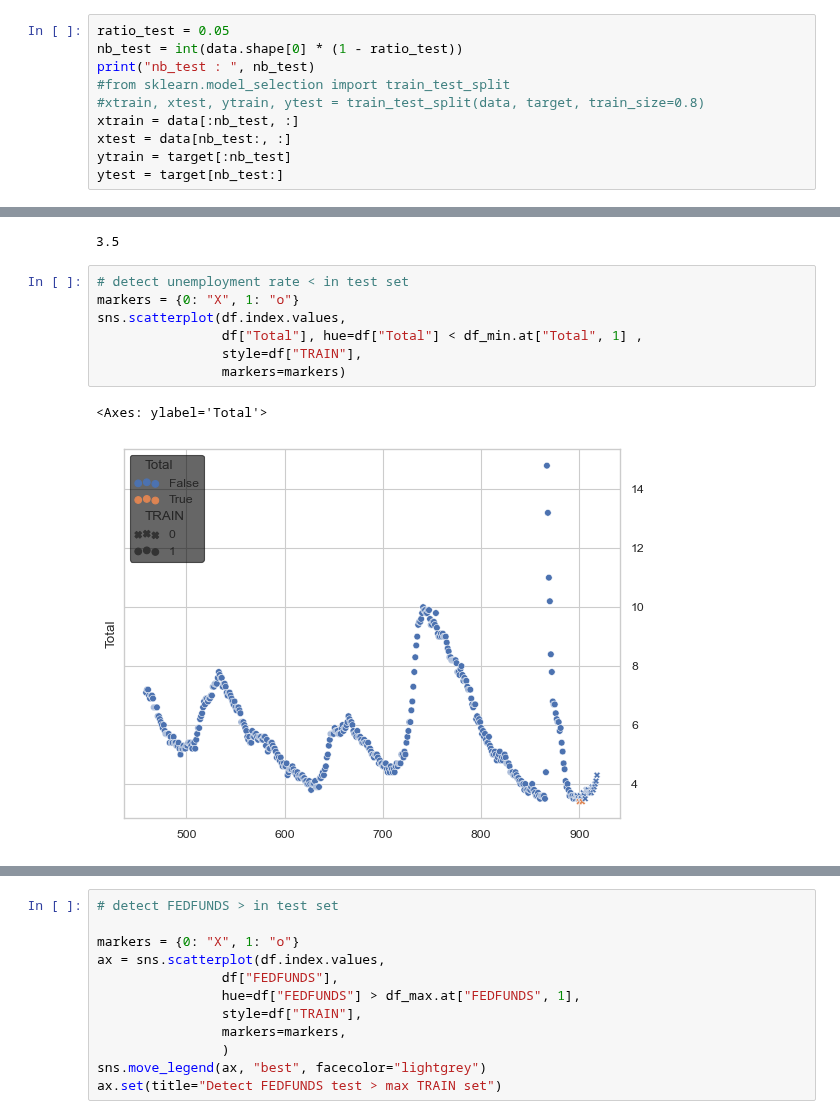
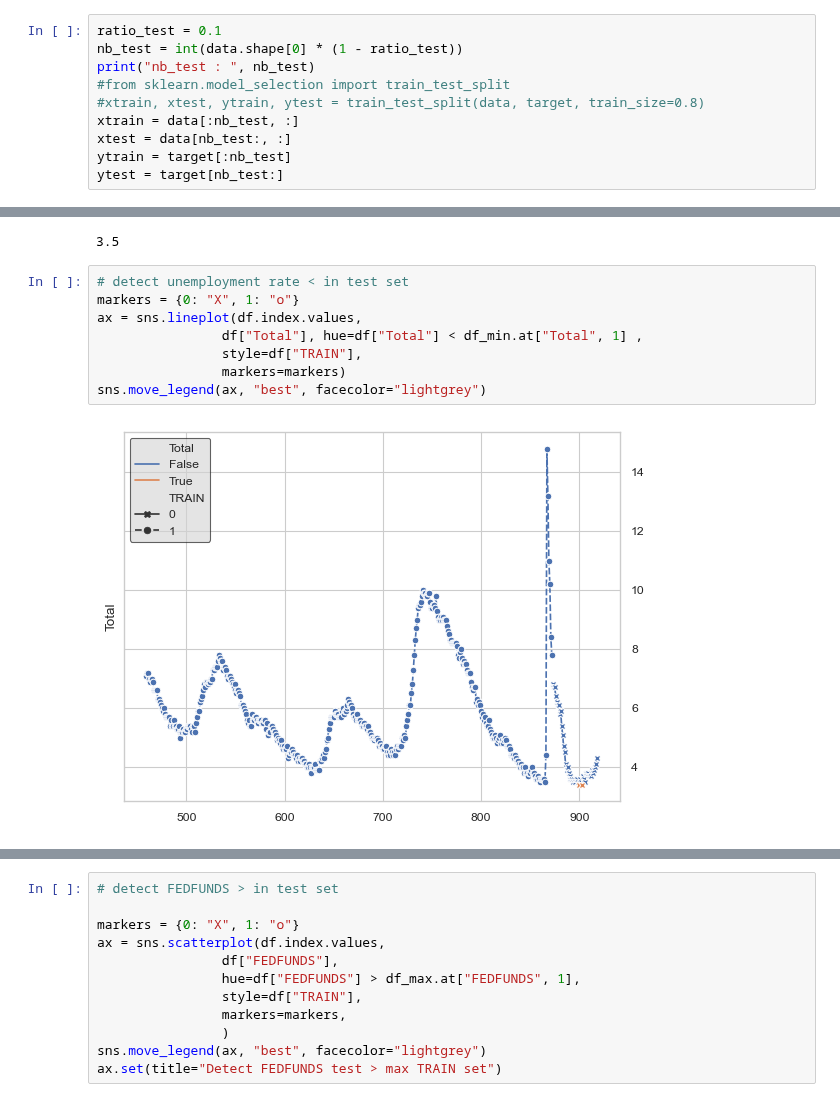
Before and after one commit to jeugregg/ocean_protocol_eth_pred, a Jupyter notebook: estimate_employment_rate.ipynb, the cells around one changed output, grey strips where cells are left out. Drawn from its saved outputs; the diff is of its cells as text.

```diff
--- a/estimate_employment_rate.ipynb
+++ b/estimate_employment_rate.ipynb
@@ -563,7 +595,7 @@ data.shape
 # %% [output]
 (460, 17)
 # %%
-ratio_test = 0.05
+ratio_test = 0.1
 nb_test = int(data.shape[0] * (1 - ratio_test))
 print("nb_test : ", nb_test)
 #from sklearn.model_selection import train_test_split
@@ -691,13 +723,13 @@ df_min.at["Total", 1]
 # %%
 # detect unemployment rate < in test set
 markers = {0: "X", 1: "o"}
-sns.scatterplot(df.index.values,
+ax = sns.lineplot(df.index.values,
                 df["Total"], hue=df["Total"] < df_min.at["Total", 1] ,
                 style=df["TRAIN"],
                 markers=markers)
+sns.move_legend(ax, "best", facecolor="lightgrey")
 # %% [output]
-<Axes: ylabel='Total'>
-[figure, old version]
+[figure, new version]
 # %%
 # detect FEDFUNDS > in test set
 
```
Also changed, not shown: parts of 59 cells of this notebook, 14 other files.
